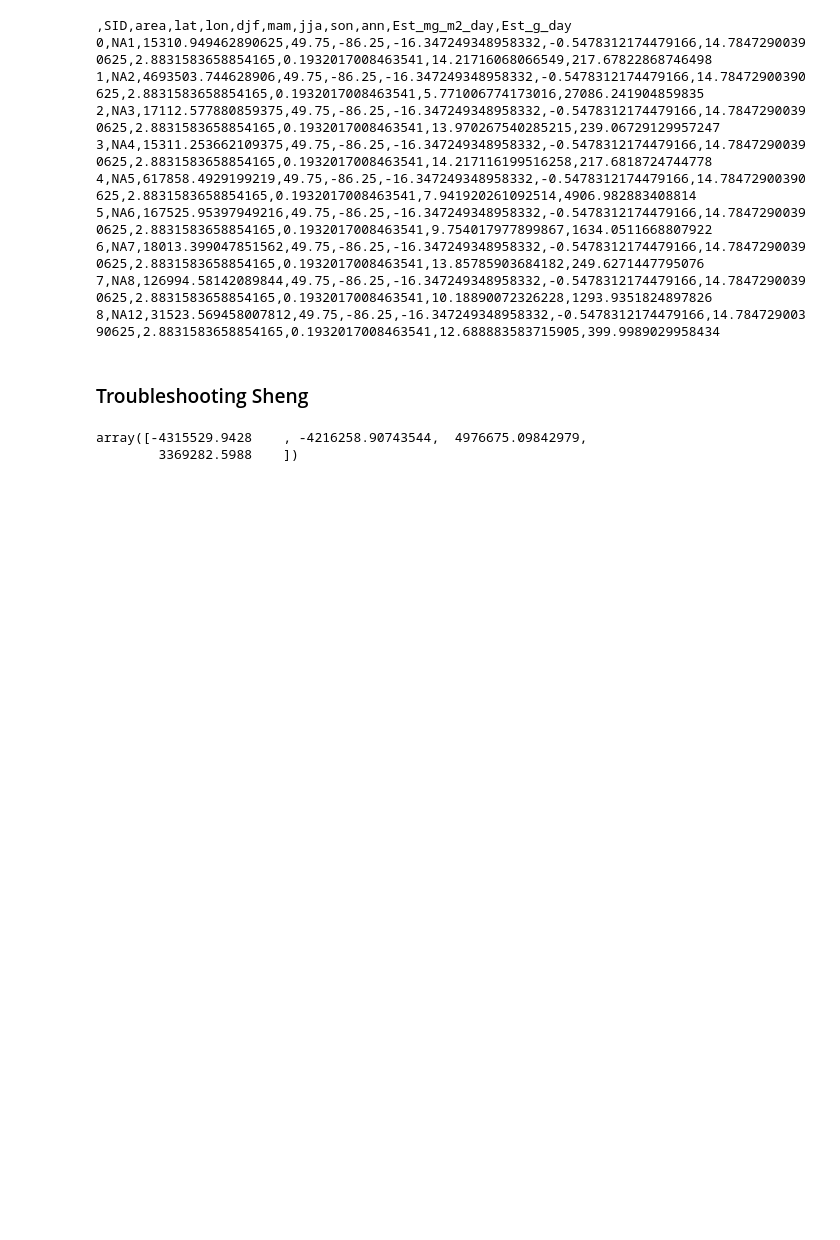
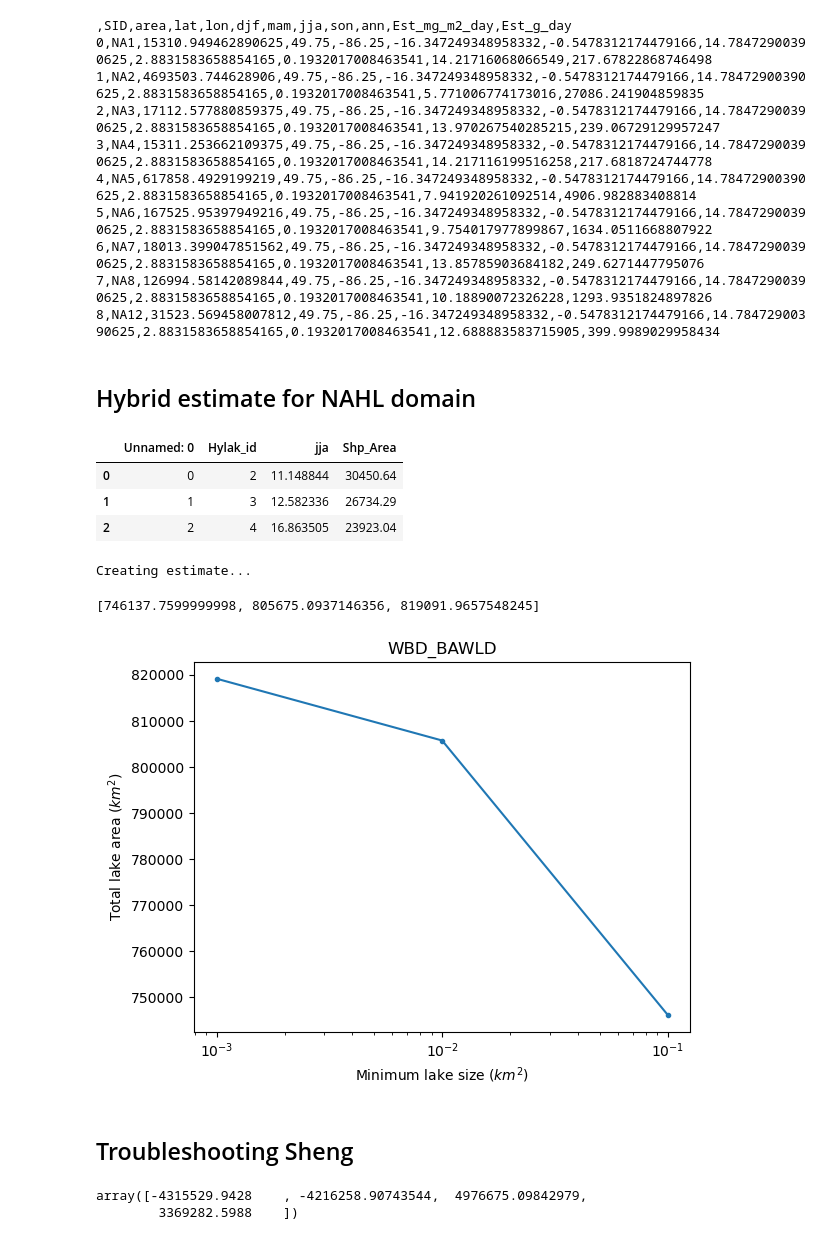
Before and after one commit to ekcomputer/lake-area, a Jupyter notebook: baseline_estimates.ipynb, the cells around one changed output. Saved outputs shown, nothing was run; the diff lists cells and outputs as text; code cells hidden in the pictures; blank space fills up the shorter version.

```diff
--- a/baseline_estimates.ipynb
+++ b/baseline_estimates.ipynb
@@ -489 +523,8 @@ Text(0.5, 1.0, 'Sheng lakes in BAWLD_WBD-NAHL domain')
+# %%
+def predictIfNeeded(df):
+    ''' Runs 'predictFlux to create a Est_g_day' column, if not already present.'''
+    if not 'Est_g_day' in df.columns:
+        print('Creating estimate...')
+        df = predictFlux(df, model1, 'Shp_Area', season, areaConversionFactor=1)
+    return df
 # %%
@@ -544,8 +579,52 @@ Wrote file: /mnt/g/Ch4/GSW_zonal_stats/HL/v3/joined_climate/run08/Sheng_subBAWLD
 6,NA7,18013.399047851562,49.75,-86.25,-16.347249348958332,-0.5478312174479166,14.78472900390625,2.8831583658854165,0.1932017008463541,13.85785903684182,249.6271447795076
 7,NA8,126994.58142089844,49.75,-86.25,-16.347249348958332,-0.5478312174479166,14.78472900390625,2.8831583658854165,0.1932017008463541,10.18890072326228,1293.9351824897826
 8,NA12,31523.569458007812,49.75,-86.25,-16.347249348958332,-0.5478312174479166,14.78472900390625,2.8831583658854165,0.1932017008463541,12.688883583715905,399.9989029958434
+# %% [markdown]
+## Hybrid estimate for NAHL domain
+# %%
+## load three estimates
+df_hl = pd.read_csv('/mnt/g/Ch4/GSW_zonal_stats/HL/v3/joined_climate/run03/HL_subWBD_clim_jja.csv')
+df_sheng = pd.read_csv('/mnt/g/Ch4/GSW_zonal_stats/HL/v3/joined_climate/run08/Sheng_subWBD_BAWLD_clim_summ.csv')
+df_wbd = pd.read_csv('/mnt/g/Ch4/GSW_zonal_stats/HL/v3/joined_climate/run04/WBD_subWBD_BAWLD_clim_summ.csv')
+# %%
+df_hl.head(3)
+# df_sheng.head(3)
+# df_wbd.head(3)
+# areaConversionFactor
+# %% [output]
+|  | Unnamed: 0 | Hylak_id | jja | Shp_Area |
+| 0 | 0 | 2 | 11.148844 | 30450.64 |
+| 1 | 1 | 3 | 12.582336 | 26734.29 |
+| 2 | 2 | 4 | 16.863505 | 23923.04 |
+# %%
+## Predict, if needed: Update df_hl (the only one who needs it)
+df_hl, df_sheng, df_wbd = list(map(predictIfNeeded, (df_hl, df_sheng, df_wbd)))
+# %% [output]
+Creating estimate...
+# %%
+## Predict x3
+estSum_hl, lake_area_used_hl = sumFluxesAreas(df_hl, 'Shp_Area', areaConversionFactor=1, maxArea=np.inf, minArea=0.1)
+estSum_sheng, lake_area_used_sheng = sumFluxesAreas(df_sheng, 'area', areaConversionFactor=1e6, maxArea=0.1, minArea=0.01)
+estSum_wbd, lake_area_used_wbd = sumFluxesAreas(df_wbd, 'Area', areaConversionFactor=1, maxArea=0.01, minArea=0)
+# %%
+## Plot
+bin0sum = lake_area_used_hl
+bin1sum = lake_area_used_sheng + lake_area_used_hl
+bin2sum = lake_area_used_sheng + lake_area_used_hl + lake_area_used_wbd
+
+## print vars for easy copying
+print(f'{[bin0sum, bin1sum, bin2sum]}')
+plt.plot([0.1, 0.01, 0.001], [bin0sum, bin1sum, bin2sum], '.-')
+plt.xscale('log')
+plt.xlabel('Minimum lake size ($km^2$)')
+plt.ylabel('Total lake area ($km^2$)')
+plt.title(roi_region)
+plt.show()
+# %% [output]
+[746137.7599999998, 805675.0937146356, 819091.9657548245]
+[figure, added]
 # %% [markdown]
-### Troubleshooting Sheng
+## Troubleshooting Sheng
 # %%
 dgdf.total_bounds.compute()
 ''' array([-4315529.9428    , -4216258.90743544,  4976675.09842979,
```
Also changed, not shown: parts of 4 cells of this notebook, 1 other file.
